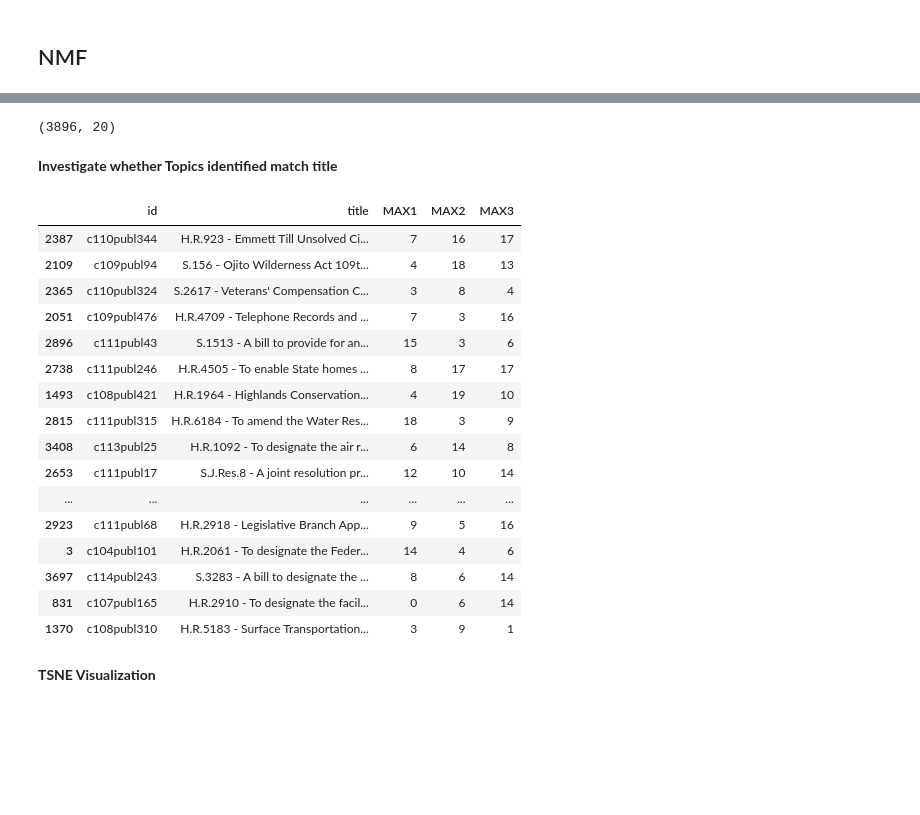
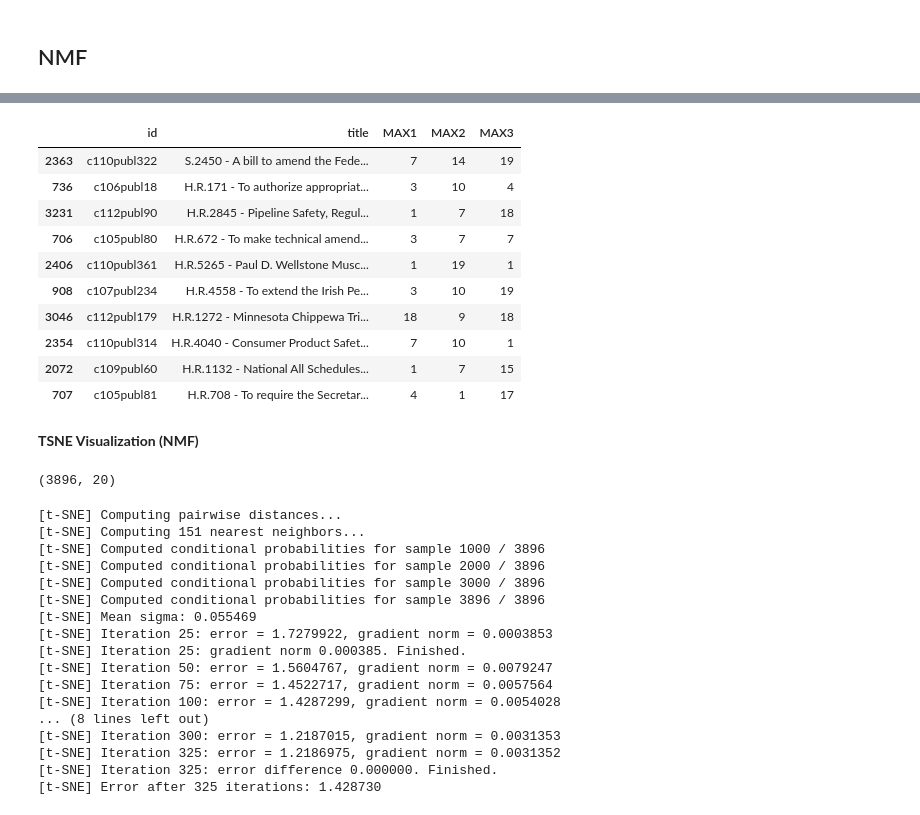
Before and after one commit to leem99/fletcher, a Jupyter notebook: first_unsupervised_models.ipynb, the cells around one changed output, grey strips where cells are left out. Drawn from its saved outputs; the diff is of its cells as text; code cells hidden in the pictures; blank space fills up the shorter version.

```diff
--- a/first_unsupervised_models.ipynb
+++ b/first_unsupervised_models.ipynb
@@ -162,6 +284,25 @@ Keywords: wildlife refuge wildlife refuge national wildlife fish fish wildlife n
+# %%
+# Random View of Laws
+pd.options.display.max_colwidth = 100
+nmf_df[['id','title','MAX1','MAX2','MAX3']].iloc[
+    np.random.choice(np.arange(0,len(laws_list)),
+                     size = 10,
+                     replace = False)]
+# %% [output]
+|  | id | title | MAX1 | MAX2 | MAX3 |
+| 2363 | c110publ322 | S.2450 - A bill to amend the Fede... | 7 | 14 | 19 |
+| 736 | c106publ18 | H.R.171 - To authorize appropriat... | 3 | 10 | 4 |
+| 3231 | c112publ90 | H.R.2845 - Pipeline Safety, Regul... | 1 | 7 | 18 |
+| 706 | c105publ80 | H.R.672 - To make technical amend... | 3 | 7 | 7 |
+| 2406 | c110publ361 | H.R.5265 - Paul D. Wellstone Musc... | 1 | 19 | 1 |
+| 908 | c107publ234 | H.R.4558 - To extend the Irish Pe... | 3 | 10 | 19 |
+| 3046 | c112publ179 | H.R.1272 - Minnesota Chippewa Tri... | 18 | 9 | 18 |
+| 2354 | c110publ314 | H.R.4040 - Consumer Product Safet... | 7 | 10 | 1 |
+| 2072 | c109publ60 | H.R.1132 - National All Schedules... | 1 | 7 | 15 |
+| 707 | c105publ81 | H.R.708 - To require the Secretar... | 4 | 1 | 17 |
+# %% [markdown]
+__TSNE Visualization (NMF)__
 # %%
 np.shape(dtm_nmf)
 # %% [output]
 (3896, 20)
-# %% [markdown]
-__Investigate whether Topics identified match title__
@@ -184,25 +309,27 @@ nmf_df = nmf_df.merge(laws_summarys[['id','title']],on = 'id',how = 'left')
-# %%
-# Random View of Laws
-pd.options.display.max_colwidth = 100
-nmf_df[['id','title','MAX1','MAX2','MAX3']].iloc[
-    np.random.choice(np.arange(0,len(laws_list)),size = 20,replace = False)]
-# %% [output]
-|  | id | title | MAX1 | MAX2 | MAX3 |
-| 2387 | c110publ344 | H.R.923 - Emmett Till Unsolved Ci... | 7 | 16 | 17 |
-| 2109 | c109publ94 | S.156 - Ojito Wilderness Act 109t... | 4 | 18 | 13 |
-| 2365 | c110publ324 | S.2617 - Veterans' Compensation C... | 3 | 8 | 4 |
-| 2051 | c109publ476 | H.R.4709 - Telephone Records and ... | 7 | 3 | 16 |
-| 2896 | c111publ43 | S.1513 - A bill to provide for an... | 15 | 3 | 6 |
-| 2738 | c111publ246 | H.R.4505 - To enable State homes ... | 8 | 17 | 17 |
-| 1493 | c108publ421 | H.R.1964 - Highlands Conservation... | 4 | 19 | 10 |
-| 2815 | c111publ315 | H.R.6184 - To amend the Water Res... | 18 | 3 | 9 |
-| 3408 | c113publ25 | H.R.1092 - To designate the air r... | 6 | 14 | 8 |
-| 2653 | c111publ17 | S.J.Res.8 - A joint resolution pr... | 12 | 10 | 14 |
-| ... | ... | ... | ... | ... | ... |
-| 2923 | c111publ68 | H.R.2918 - Legislative Branch App... | 9 | 5 | 16 |
-| 3 | c104publ101 | H.R.2061 - To designate the Feder... | 14 | 4 | 6 |
-| 3697 | c114publ243 | S.3283 - A bill to designate the ... | 8 | 6 | 14 |
-| 831 | c107publ165 | H.R.2910 - To designate the facil... | 0 | 6 | 14 |
-| 1370 | c108publ310 | H.R.5183 - Surface Transportation... | 3 | 9 | 1 |
-# %% [markdown]
-__TSNE Visualization__
+# %%
+tsne_model = TSNE(learning_rate=300,
+                  perplexity=50,
+                  early_exaggeration=4.0,
+                  n_iter=5000,
+                  verbose=2,
+                  random_state = 101)
+
+tsne_nmf = tsne_model.fit_transform(dtm_nmf)
+# %% [output]
+[t-SNE] Computing pairwise distances...
+[t-SNE] Computing 151 nearest neighbors...
+[t-SNE] Computed conditional probabilities for sample 1000 / 3896
+[t-SNE] Computed conditional probabilities for sample 2000 / 3896
+[t-SNE] Computed conditional probabilities for sample 3000 / 3896
+[t-SNE] Computed conditional probabilities for sample 3896 / 3896
+[t-SNE] Mean sigma: 0.055469
+[t-SNE] Iteration 25: error = 1.7279922, gradient norm = 0.0003853
+[t-SNE] Iteration 25: gradient norm 0.000385. Finished.
+[t-SNE] Iteration 50: error = 1.5604767, gradient norm = 0.0079247
+[t-SNE] Iteration 75: error = 1.4522717, gradient norm = 0.0057564
+[t-SNE] Iteration 100: error = 1.4287299, gradient norm = 0.0054028
+... (8 lines left out)
+[t-SNE] Iteration 300: error = 1.2187015, gradient norm = 0.0031353
+[t-SNE] Iteration 325: error = 1.2186975, gradient norm = 0.0031352
+[t-SNE] Iteration 325: error difference 0.000000. Finished.
+[t-SNE] Error after 325 iterations: 1.428730
```
Also changed, not shown: parts of 31 cells of this notebook, 2 other files.
